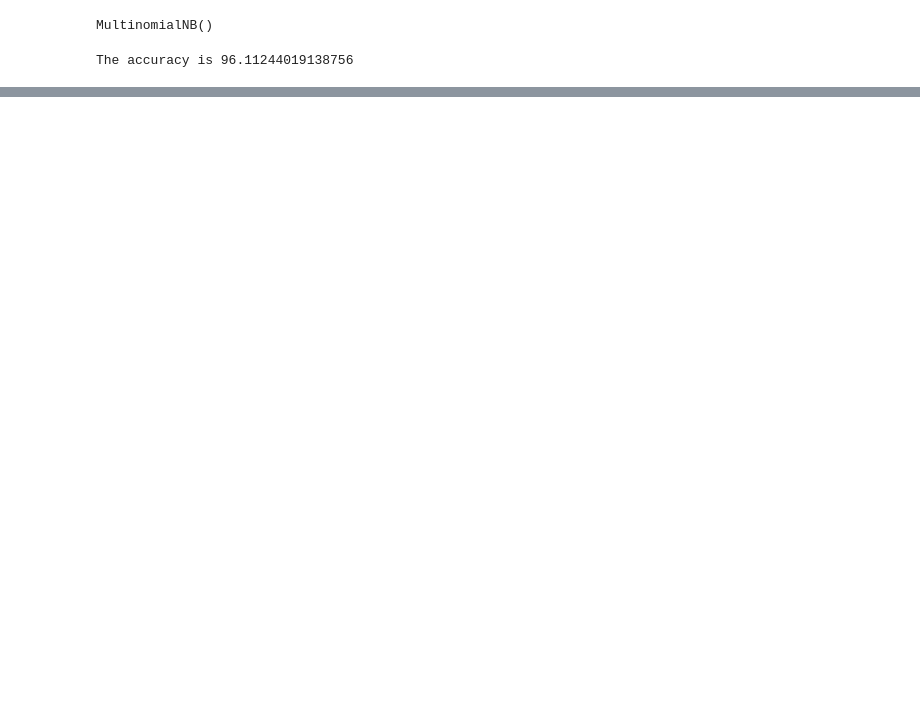
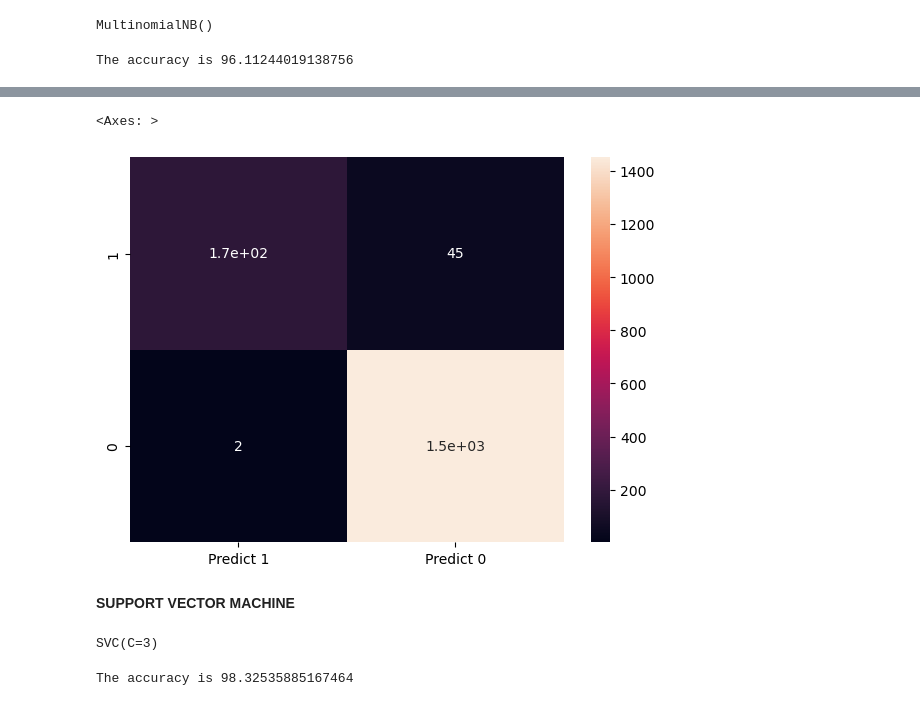
Before and after one commit to akshwin/NeuroNexus, a Jupyter notebook: Spam sms detection/Spam_SMS_detection.ipynb, the cells around one changed output, grey strips where cells are left out. Cells and saved outputs as stored; diff of their text form; code cells hidden in the pictures; blank space fills up the shorter version.

```diff
--- a/Spam sms detection/Spam_SMS_detection.ipynb
+++ b/Spam sms detection/Spam_SMS_detection.ipynb
@@ -137,0 +175,21 @@ The accuracy is 96.11244019138756
+# %%
+# CONFUSION MATRIX
+
+cm = metrics.confusion_matrix(y_test,lr_predict,labels=[1,0])
+
+df_cm = pd.DataFrame(cm , index =[i for i in ["1","0"]],
+                    columns = [i for i in ["Predict 1","Predict 0"]])
+plt.figure(figsize=(7,5))
+sns.heatmap(df_cm,annot=True)
+# %% [output]
+<Axes: >
+[figure, added]
+# %% [markdown]
+**SUPPORT VECTOR MACHINE**
+# %%
+from sklearn import svm
+
+svm = svm.SVC(C=3)# c is penalty of wrong classification
+svm.fit(x_train,y_train)
+# %% [output]
+SVC(C=3)
@@ -137,0 +198,5 @@ The accuracy is 96.11244019138756
+# %%
+from  sklearn.metrics  import accuracy_score
+print("The accuracy is",accuracy_score(y_test,svm_predict)*100)
+# %% [output]
+The accuracy is 98.32535885167464
```
Also changed, not shown: parts of 15 cells of this notebook.
